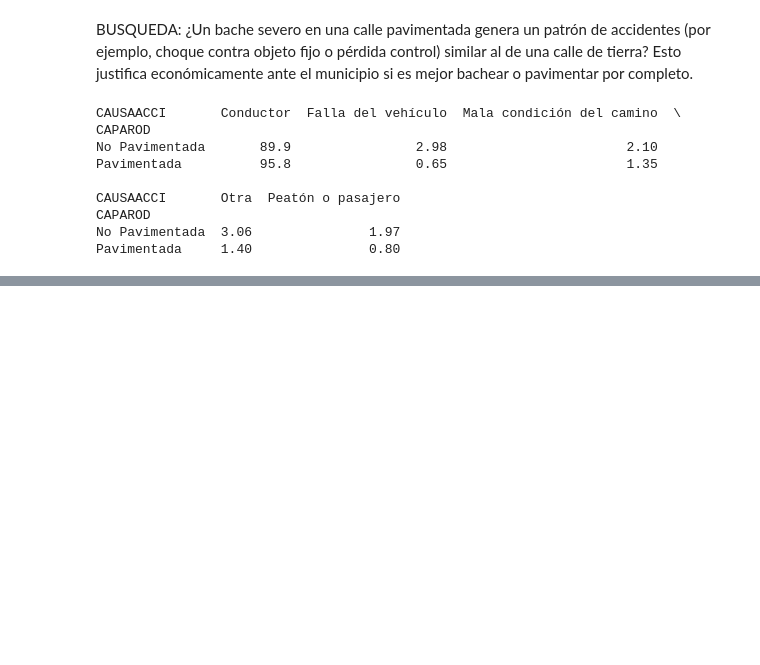
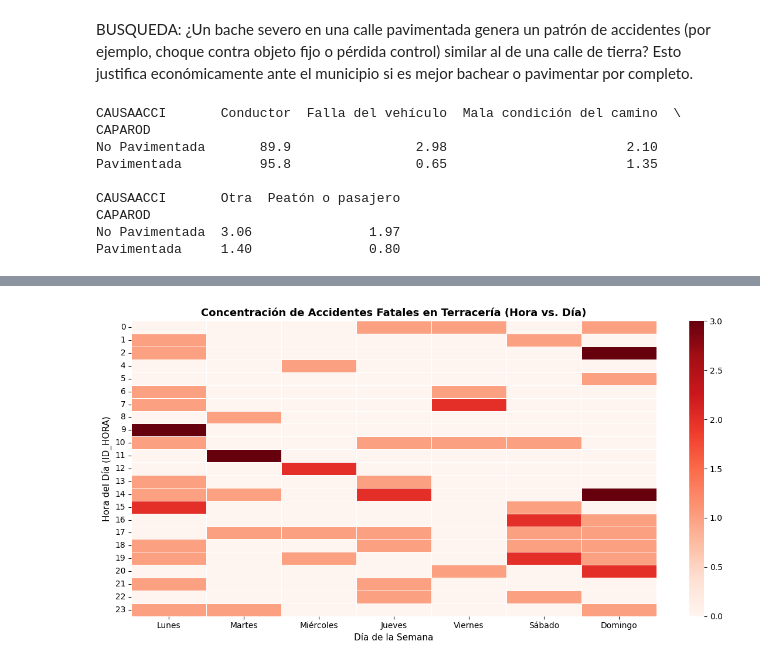
Before and after one commit to mdc-feature-engineering/traffic-accidents-mx-mdc, a Jupyter notebook: notebooks/data_analysis_table.ipynb, the cells around one changed output, grey strips where cells are left out. Saved outputs shown, nothing was run; the diff lists cells and outputs as text; code cells hidden in the pictures; blank space fills up the shorter version.

```diff
--- a/notebooks/data_analysis_table.ipynb
+++ b/notebooks/data_analysis_table.ipynb
@@ -225,0 +320,38 @@ Pavimentada     1.40               0.80
+# %%
+fatales_no_pav = df_accidents_data[
+    (df_accidents_data['CAPAROD'] == 'No Pavimentada') &
+    (df_accidents_data['CLASACC'] == 'Fatal')
+].copy()
+
+dias_orden = ['Lunes', 'Martes', 'Miércoles', 'Jueves', 'Viernes', 'Sábado', 'Domingo']
+if 'DIASEMANA' in fatales_no_pav.columns:
+    fatales_no_pav['DIASEMANA'] = pd.Categorical(
+        fatales_no_pav['DIASEMANA'],
+        categories=dias_orden,
+        ordered=True
+    )
+
+crosstab_temporal = pd.crosstab(
+    fatales_no_pav['ID_HORA'],
+    fatales_no_pav['DIASEMANA']
+)
+
+plt.figure(figsize=(12, 6))
+sns.heatmap(
+    crosstab_temporal,
+    cmap='Reds',
+    annot=False,
+    fmt='d',
+    cbar=True,
+    linewidths=.5
+)
+
+plt.title('Concentración de Accidentes Fatales en Terracería (Hora vs. Día)', fontsize=13, fontweight='bold')
+plt.xlabel('Día de la Semana', fontsize=11)
+plt.ylabel('Hora del Día (ID_HORA)', fontsize=11)
+plt.yticks(rotation=0)
+plt.tight_layout()
+
+plt.show()
+# %% [output]
+[figure, added]
```
Also changed, not shown: parts of 13 cells of this notebook.
